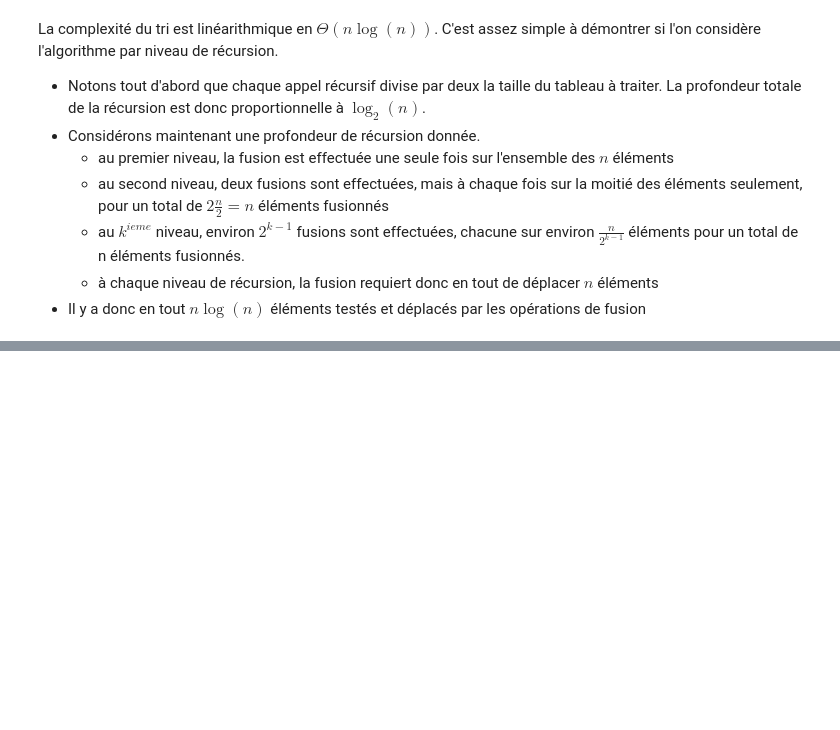
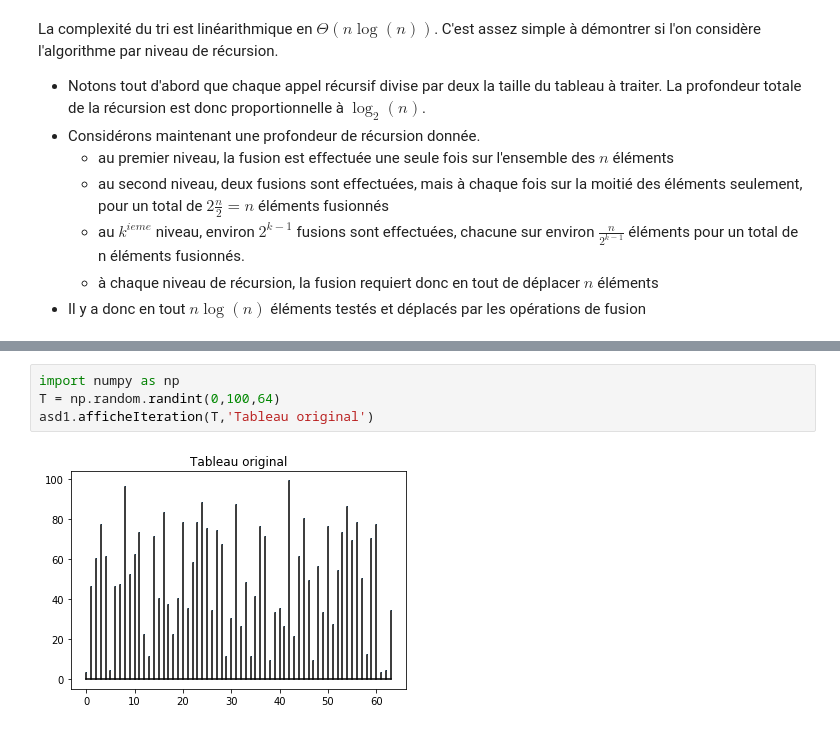
Before and after one commit to ocuisenaire/ASD1-notebooks, a Jupyter notebook: 3 - Tris/5 - Tri par Fusion.ipynb, the cells around one changed output, grey strips where cells are left out. Drawn from its saved outputs; the diff is of its cells as text; blank space fills up the shorter version.

```diff
--- a/3 - Tris/5 - Tri par Fusion.ipynb
+++ b/3 - Tris/5 - Tri par Fusion.ipynb
@@ -190,0 +166,6 @@ asd1.visualisation_tri_fusion()
+# %%
+import numpy as np
+T = np.random.randint(0,100,64)
+asd1.afficheIteration(T,'Tableau original')
+# %% [output]
+[figure, added]
```
Also changed, not shown: parts of 29 cells of this notebook, 2 other files.
